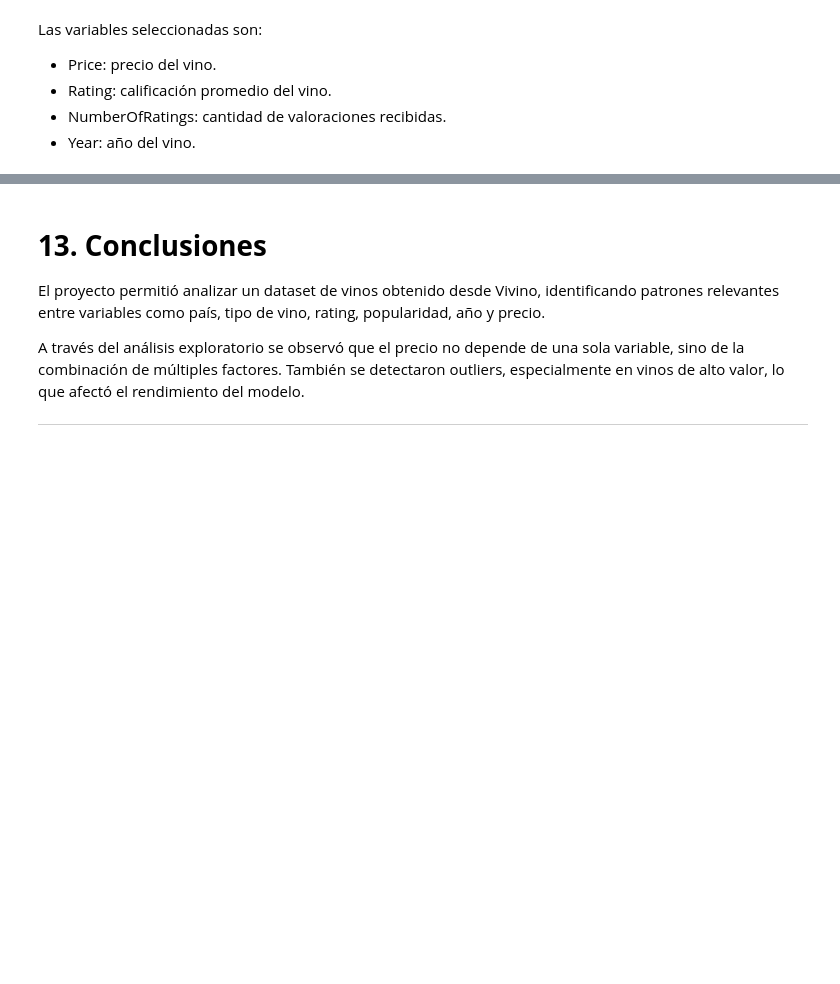
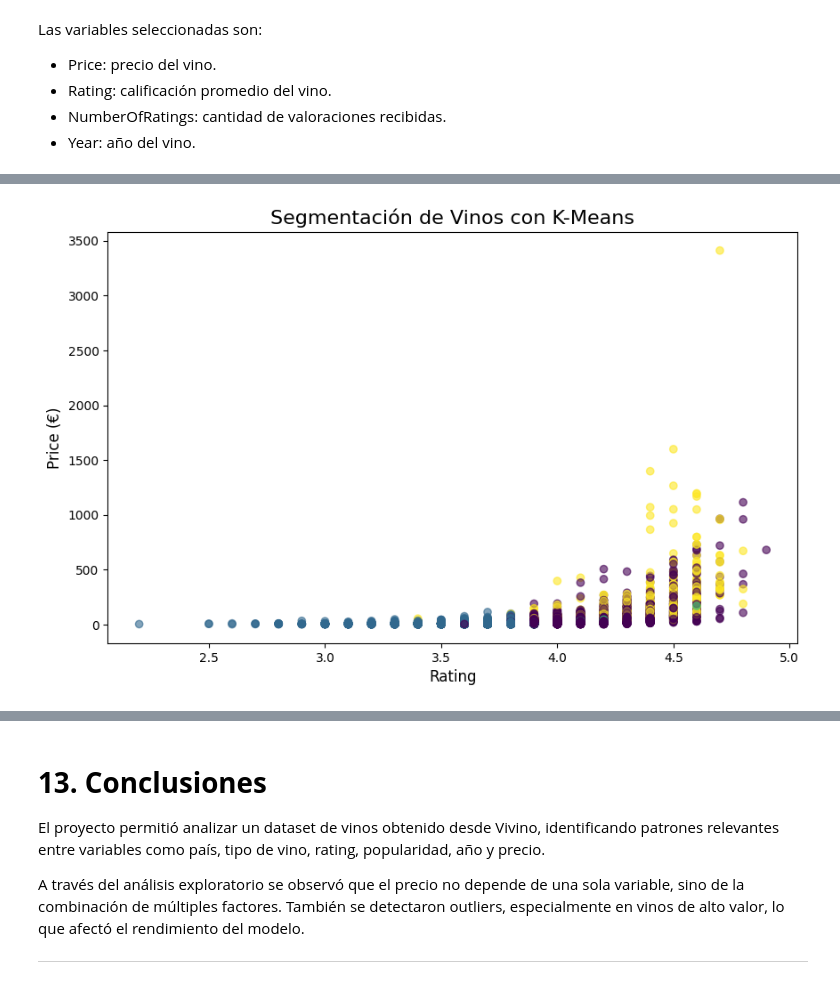
Before and after one commit to Danae-Munoz/Analisis_Data_Mineria-de-datos, a Jupyter notebook: Evaluación_3_Danae_Muñoz.ipynb, the cells around one changed output, grey strips where cells are left out. Cells and saved outputs as stored; diff of their text form; code cells hidden in the pictures; blank space fills up the shorter version.

```diff
--- a/Evaluación_3_Danae_Muñoz.ipynb
+++ b/Evaluación_3_Danae_Muñoz.ipynb
@@ -1314,0 +1975,22 @@ plt.show()
+# %%
+# Creamos el modelo K-Means final con 4 clusters
+kmeans_final = KMeans(
+    n_clusters=4,
+    random_state=100,
+    n_init=10
+)
+
+# Entrenamos el modelo y asignamos cada vino a un cluster
+clusters = kmeans_final.fit_predict(variables_kmeans_escaladas)
+
+# Creamos un dataframe con las variables utilizadas en el modelo
+df_kmeans_resultado = variables_kmeans.copy()
+
+# Agregamos el precio real para analizar el comportamiento de precio en cada cluster
+df_kmeans_resultado["Price"] = precios_kmeans
+
+# Agregamos el cluster asignado a cada vino
+df_kmeans_resultado["Cluster"] = clusters
+
+# Visualizamos las primeras filas con el cluster asignado
+df_kmeans_resultado.head()
@@ -1314,0 +2049,21 @@ plt.show()
+# %%
+# Creamos un gráfico de dispersión para visualizar los clusters
+plt.figure(figsize=(10, 6))
+
+# Graficamos Rating en el eje X y Price en el eje Y, coloreando según el cluster asignado
+plt.scatter(
+    df_kmeans_resultado["Rating"],
+    df_kmeans_resultado["Price"],
+    c=df_kmeans_resultado["Cluster"],
+    alpha=0.6
+)
+
+# Agregamos título y etiquetas al gráfico
+plt.title("Segmentación de Vinos con K-Means", fontsize=16)
+plt.xlabel("Rating", fontsize=12)
+plt.ylabel("Price (€)", fontsize=12)
+
+# Mostramos el gráfico
+plt.show()
+# %% [output]
+[figure, added]
```
Also changed, not shown: parts of 109 cells of this notebook.
